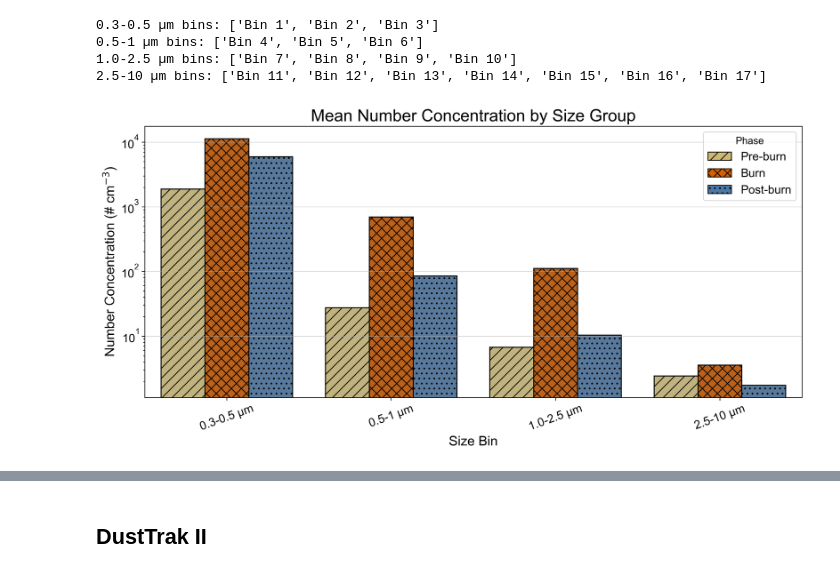
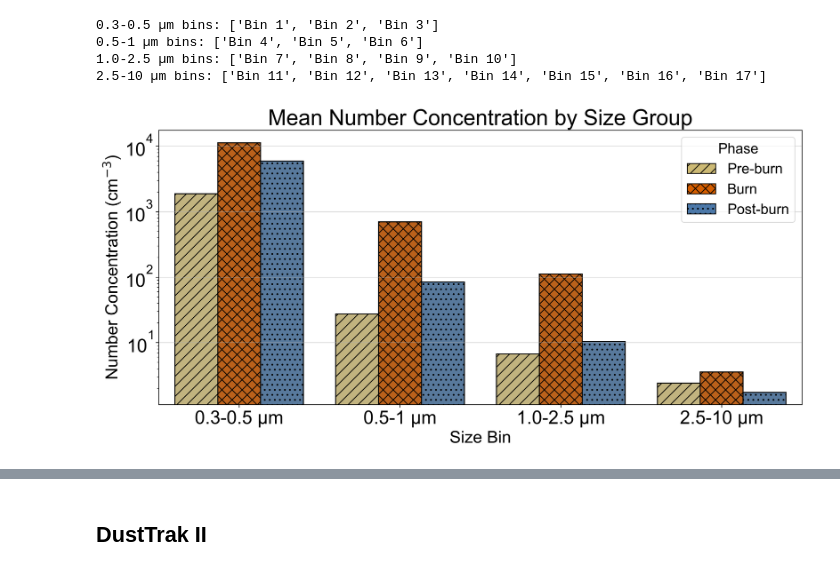
Before and after one commit to marositesUSC/yst_aerosols, a Jupyter notebook: notebooks/EGU_figures.ipynb, the cells around one changed output, grey strips where cells are left out. Drawn from its saved outputs; the diff is of its cells as text; code cells hidden in the pictures.

Commit message:
update font sizes.

```diff
--- a/notebooks/EGU_figures.ipynb
+++ b/notebooks/EGU_figures.ipynb
@@ -45,3 +24,32 @@ plt.rcParams['figure.autolayout'] = True  # adjust layout to prevent overlap
+# %%
+# set a few parameters for the plot making
+plt.rcParams['font.size'] = 14
+plt.rcParams['font.family'] = 'Arial'
+
+plt.rcParams['figure.dpi'] = 300
+plt.rcParams['figure.figsize'] = (12, 6)
+
+plt.rcParams['lines.linewidth'] = 1.5
+
+plt.rcParams['axes.grid'] = True
+plt.rcParams['grid.alpha'] = 0.5
+plt.rcParams['legend.frameon'] = True
+plt.rcParams['legend.framealpha'] = 0.8
+plt.rcParams['legend.loc'] = 'best'
+plt.rcParams['legend.fontsize'] = 16
+plt.rcParams['axes.titlesize'] = 26
+plt.rcParams['axes.labelsize'] = 20
+plt.rcParams['xtick.labelsize'] = 22
+plt.rcParams['ytick.labelsize'] = 22
+plt.rcParams['figure.autolayout'] = True  # adjust layout to prevent overlap
+
+# plt.rcParams.update({
+#     'axes.titlesize': 18,  # Title font size
+#     'axes.labelsize': 14,  # X and Y axis label font size
+#     'xtick.labelsize': 22,  # X-axis tick numbers
+#     'ytick.labelsize': 22,  # Y-axis tick numbers
+#     'legend.fontsize': 12,  # Legend text size
+# })
 # %%
 # setting up a few event times for the experiment. reference the field_notes.md file.
 ignition = pd.Timestamp('2025-06-10 09:28:00')
@@ -387,37 +467,37 @@ fig, ax = plt.subplots(figsize=(12, 6))
 
 sns.barplot(
     data=means_long,
     x='Size Bin',
     y='Mean Concentration',
     hue='Phase',
     hue_order=phase_order,
     palette=palette,
     edgecolor='black',
     linewidth=1.2,
     ax=ax
 )
 
 # apply hatches by phase container
 for container, phase in zip(ax.containers, phase_order):
     for bar in container:
         bar.set_hatch(hatch_map[phase])
 
 # custom legend so hatches appear
 legend_handles = [
     Patch(facecolor=palette[phase], edgecolor='black', hatch=hatch_map[phase], label=phase)
     for phase in phase_order
 ]
-ax.legend(handles=legend_handles, title='Phase')
+ax.legend(handles=legend_handles, title='Phase', title_fontsize=17, fontsize=17, loc='upper right', framealpha=0.7)
 
 ax.set_xlabel('Size Bin')
-ax.set_ylabel('Number Concentration (# cm$^{-3}$)')
+ax.set_ylabel('Number Concentration (cm$^{-3}$)')
 ax.set_title('Mean Number Concentration by Size Group')
 ax.set_yscale('log')   # optional
-plt.xticks(rotation=20)
+# plt.xticks(rotation=20)
 plt.tight_layout()
 plt.show()
 # %% [output]
-[figure, old version]
+[figure, new version]
 # %%
 # Origninally I used three 30-minute windows for pre-burn, burn, and post-burn; found here.
 
```
Also changed, not shown: parts of 6 cells of this notebook, 4 other files.
